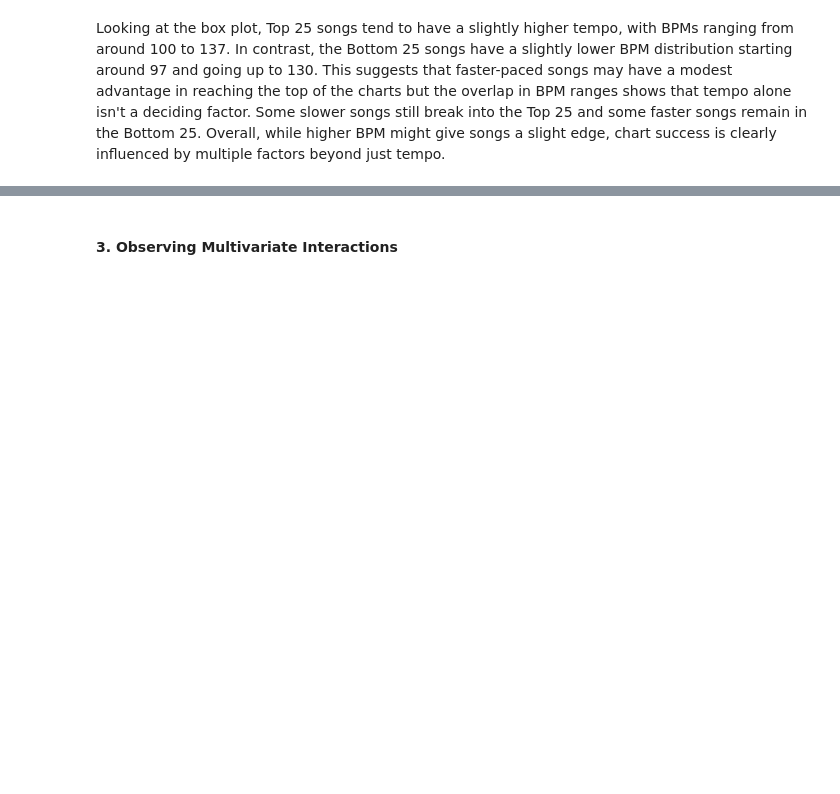
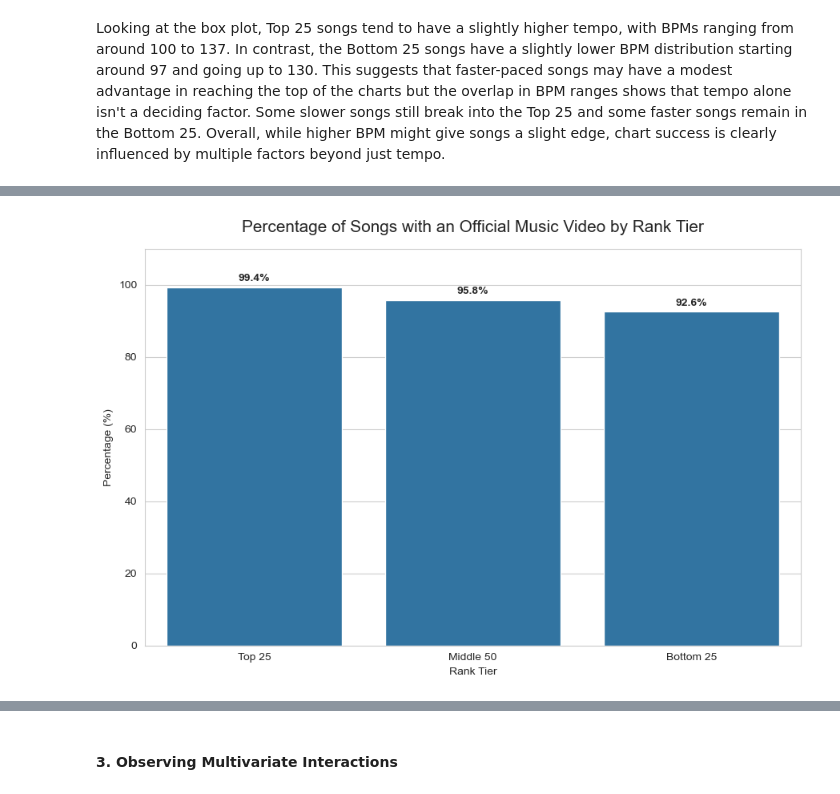
Before and after one commit to COGS108/Group030_WI26, a Jupyter notebook: 02-EDACheckpoint.ipynb, the cells around one changed output, grey strips where cells are left out. Cells and saved outputs as stored; diff of their text form; code cells hidden in the pictures; blank space fills up the shorter version.

```diff
--- a/02-EDACheckpoint.ipynb
+++ b/02-EDACheckpoint.ipynb
@@ -394,0 +395,33 @@ PLOT 6 Analysis/results part
+# %%
+df_mv = df_pop.copy()
+
+def rank_tier(rank):
+    if 1 <= rank <= 25:
+        return 'Top 25'
+    elif 26 <= rank <= 75:
+        return 'Middle 50'
+    else:
+        return 'Bottom 25'
+
+df_mv['Rank Tier'] = df_mv['Rank'].apply(rank_tier)
+
+mv_percent = df_mv.groupby('Rank Tier')['Music Video'].mean() * 100
+mv_percent = mv_percent.reindex(['Top 25', 'Middle 50', 'Bottom 25'])
+
+plt.figure(figsize=(9, 6))
+sns.set_style("whitegrid")
+
+ax = sns.barplot(x=mv_percent.index, y=mv_percent.values)
+
+plt.title('Percentage of Songs with an Official Music Video by Rank Tier', fontsize=15, pad=15)
+plt.xlabel('Rank Tier')
+plt.ylabel('Percentage (%)')
+plt.ylim(0, 110)
+
+for i, val in enumerate(mv_percent.values):
+    ax.text(i, val + 1, f'{val:.1f}%', ha='center', va='bottom', fontweight='bold')
+
+plt.tight_layout()
+plt.show()
+# %% [output]
+[figure, added]
```
Also changed, not shown: parts of 14 cells of this notebook, 1 other file.
